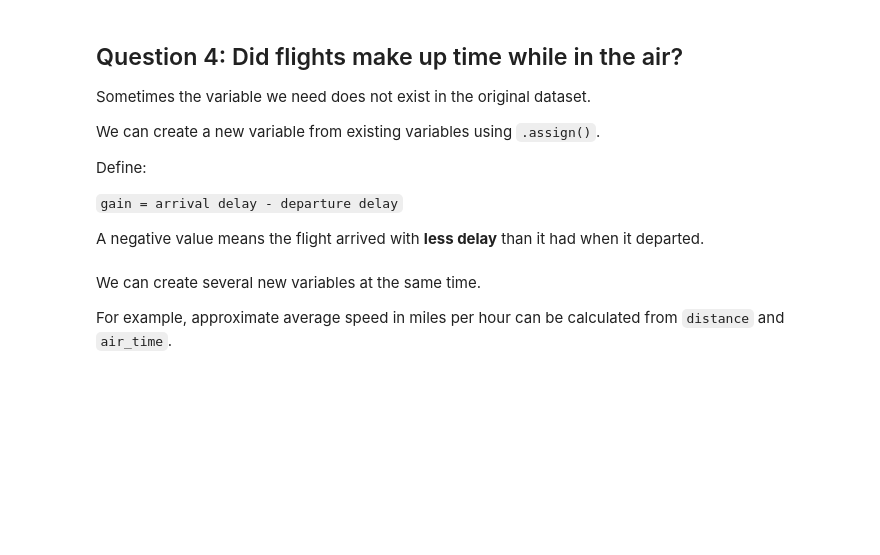
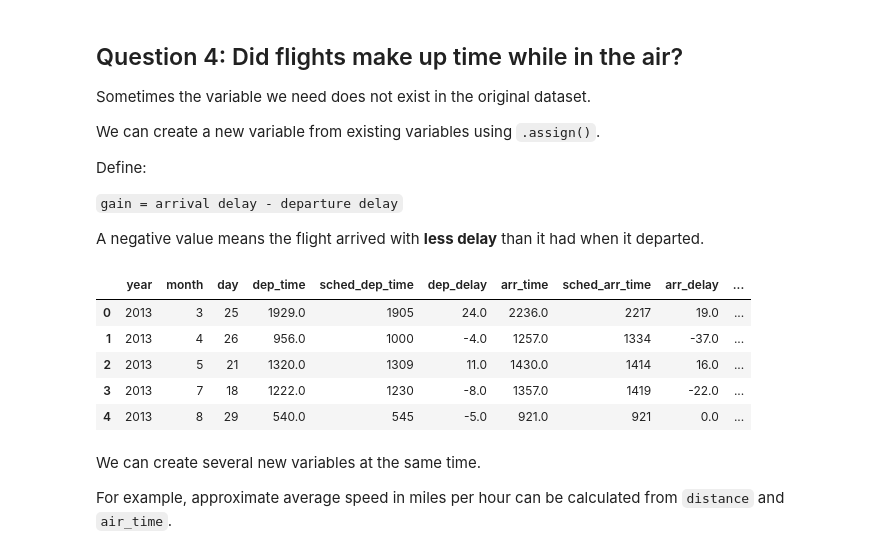
Before and after one commit to wenndybenavides/ANALYTICS-CODING, a Jupyter notebook: Session_2/1_Data_Transformation_AUT26.ipynb, the cells around one changed output. Cells and saved outputs as stored; diff of their text form; code cells hidden in the pictures; blank space fills up the shorter version.

```diff
--- a/Session_2/1_Data_Transformation_AUT26.ipynb
+++ b/Session_2/1_Data_Transformation_AUT26.ipynb
@@ -129,6 +251,19 @@ Define:
 `gain = arrival delay - departure delay`
 
 A negative value means the flight arrived with **less delay** than it had when it departed.
+# %%
+flights_with_gain = flights.assign(
+    gain = flights['arr_delay'] - flights['dep_delay']
+)
+
+flights_with_gain.head()
+# %% [output]
+|  | year | month | day | dep_time | sched_dep_time | dep_delay | arr_time | sched_arr_time | arr_delay | ... |
+| 0 | 2013 | 3 | 25 | 1929.0 | 1905 | 24.0 | 2236.0 | 2217 | 19.0 | ... |
+| 1 | 2013 | 4 | 26 | 956.0 | 1000 | -4.0 | 1257.0 | 1334 | -37.0 | ... |
+| 2 | 2013 | 5 | 21 | 1320.0 | 1309 | 11.0 | 1430.0 | 1414 | 16.0 | ... |
+| 3 | 2013 | 7 | 18 | 1222.0 | 1230 | -8.0 | 1357.0 | 1419 | -22.0 | ... |
+| 4 | 2013 | 8 | 29 | 540.0 | 545 | -5.0 | 921.0 | 921 | 0.0 | ... |
 # %% [markdown]
 We can create several new variables at the same time.
 
```
Also changed, not shown: parts of 18 cells of this notebook.
